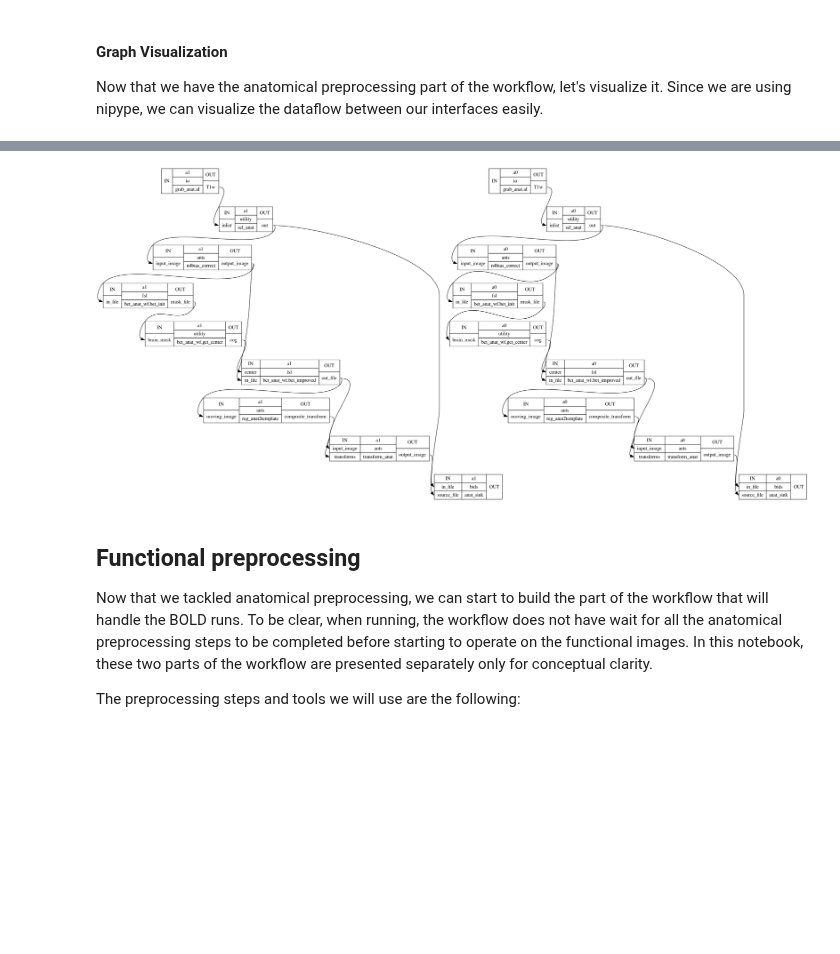
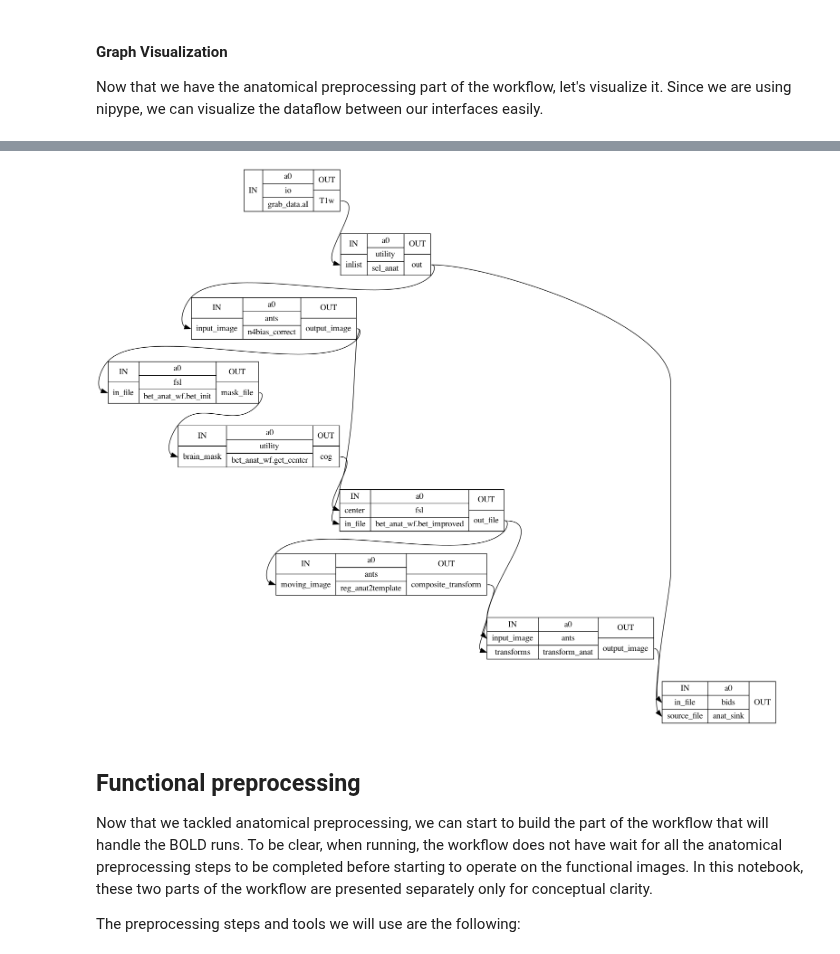
Before and after one commit to vgonzenbach/fmri-rep, a Jupyter notebook: preproc/preproc-subject.ipynb, the cells around one changed output, grey strips where cells are left out. Cells and saved outputs as stored; diff of their text form; code cells hidden in the pictures; blank space fills up the shorter version.

Commit message:
Workflow checkpoint

```diff
--- a/preproc/preproc-subject.ipynb
+++ b/preproc/preproc-subject.ipynb
@@ -29,9 +29,10 @@ import os
 # Set up relevant paths
 project_dir = os.path.abspath('..')
 data_dir = 'data/ds000171/'
-preproc_dir = os.getcwd()
+preproc_dir = 'src/cache/'
+base_dir = os.path.join(project_dir, preproc_dir)
 
-wf = Workflow(name = 'preproc_wf', base_dir = preproc_dir)
+wf = Workflow(name = 'preproc_wf', base_dir = base_dir)
 # %% [markdown]
 #### Grabbing data
 
@@ -247,5 +251,5 @@ wf.write_graph(dotfilename = 'anat_workflow.dot', graph2use = 'exec', simple_for
 
 # Visualize graph
 from IPython.display import Image
-Image(filename="preproc_wf/anat_workflow_detailed.png")
+Image(filename=os.path.join(base_dir, "preproc_wf/anat_workflow_detailed.png"))
 # %% [output]
@@ -254,4 +258,4 @@ Image(filename="preproc_wf/anat_workflow_detailed.png")
-[figure, old version]
+[figure, new version]
 # %% [markdown]
 ## Functional preprocessing
 
```
Also changed, not shown: parts of 26 cells of this notebook.
